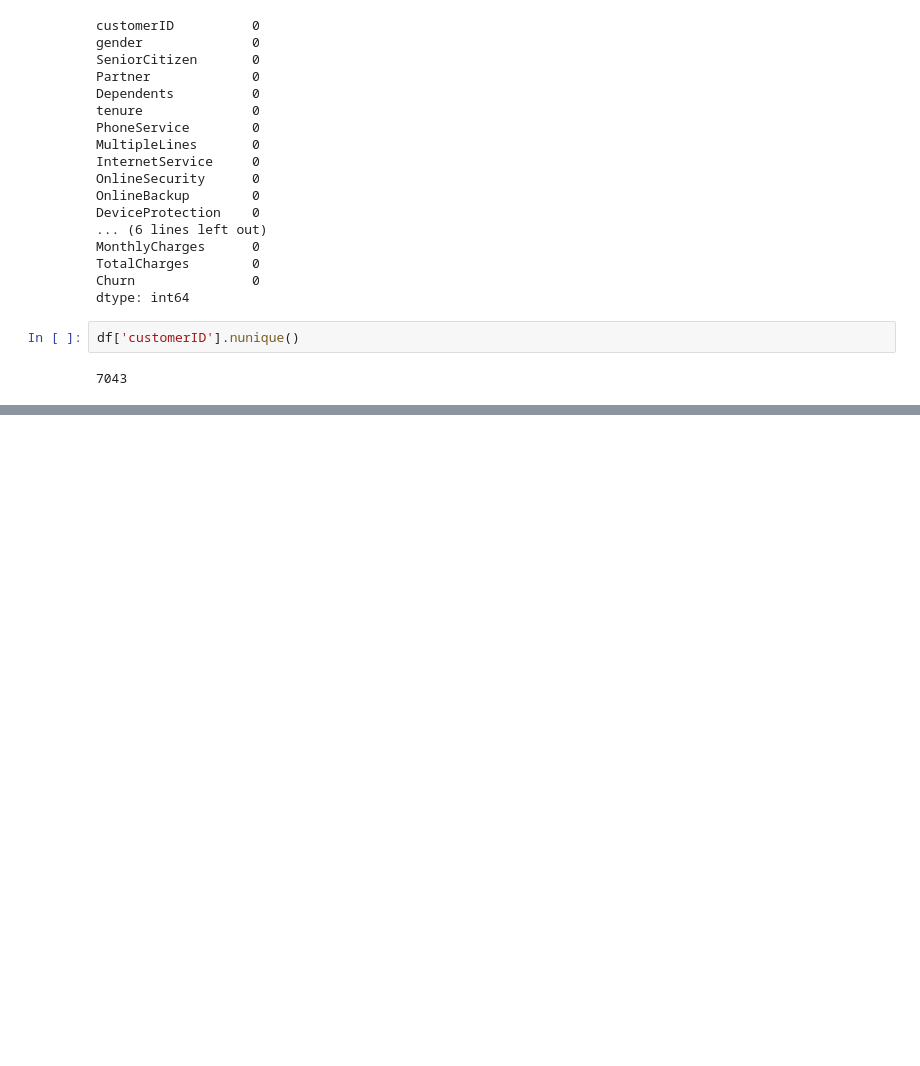
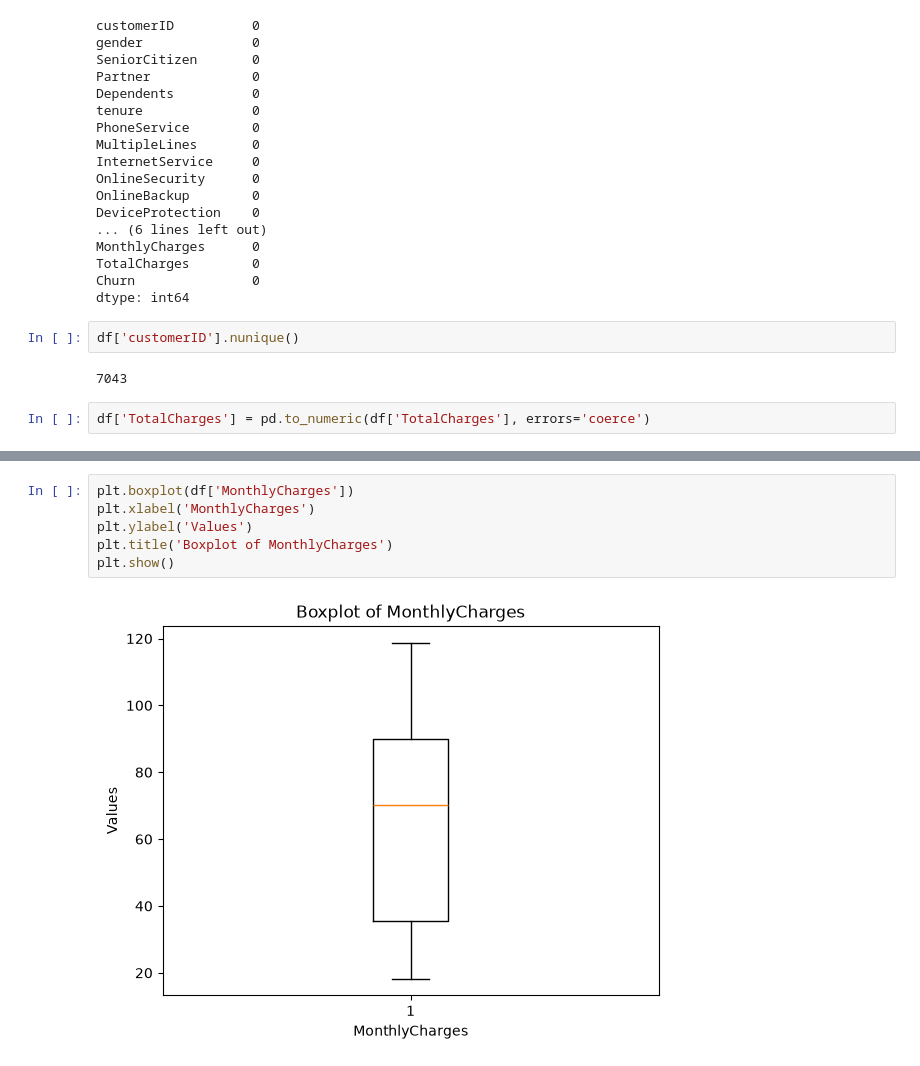
Before and after one commit to rashidmajidov/customer-churn-prediction, a Jupyter notebook: notebooks/01_data_cleaning.ipynb, the cells around one changed output, grey strips where cells are left out. Drawn from its saved outputs; the diff is of its cells as text; blank space fills up the shorter version.

```diff
--- a/notebooks/01_data_cleaning.ipynb
+++ b/notebooks/01_data_cleaning.ipynb
@@ -114,3 +114,5 @@ dtype: int64
 df['customerID'].nunique()
 # %% [output]
 7043
+# %%
+df['TotalCharges'] = pd.to_numeric(df['TotalCharges'], errors='coerce')
@@ -116,0 +128,8 @@ df['customerID'].nunique()
+# %%
+plt.boxplot(df['MonthlyCharges'])
+plt.xlabel('MonthlyCharges')
+plt.ylabel('Values')
+plt.title('Boxplot of MonthlyCharges')
+plt.show()
+# %% [output]
+[figure, added]
```
Also changed, not shown: parts of 10 cells of this notebook, 2 other files.
